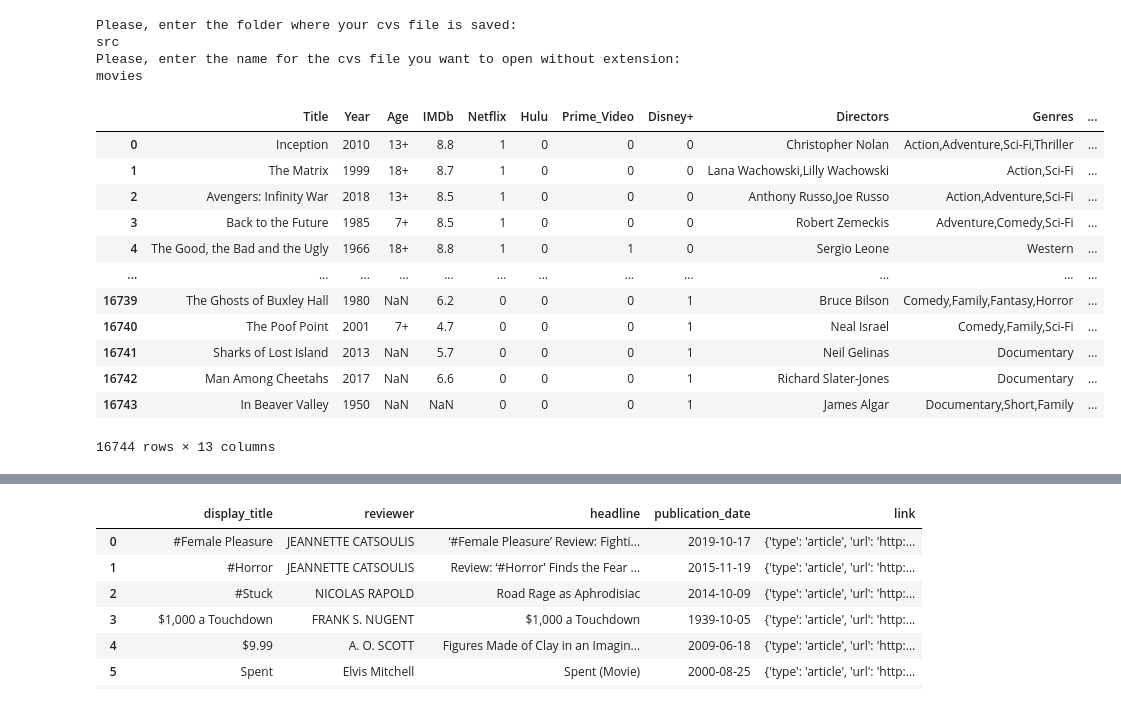
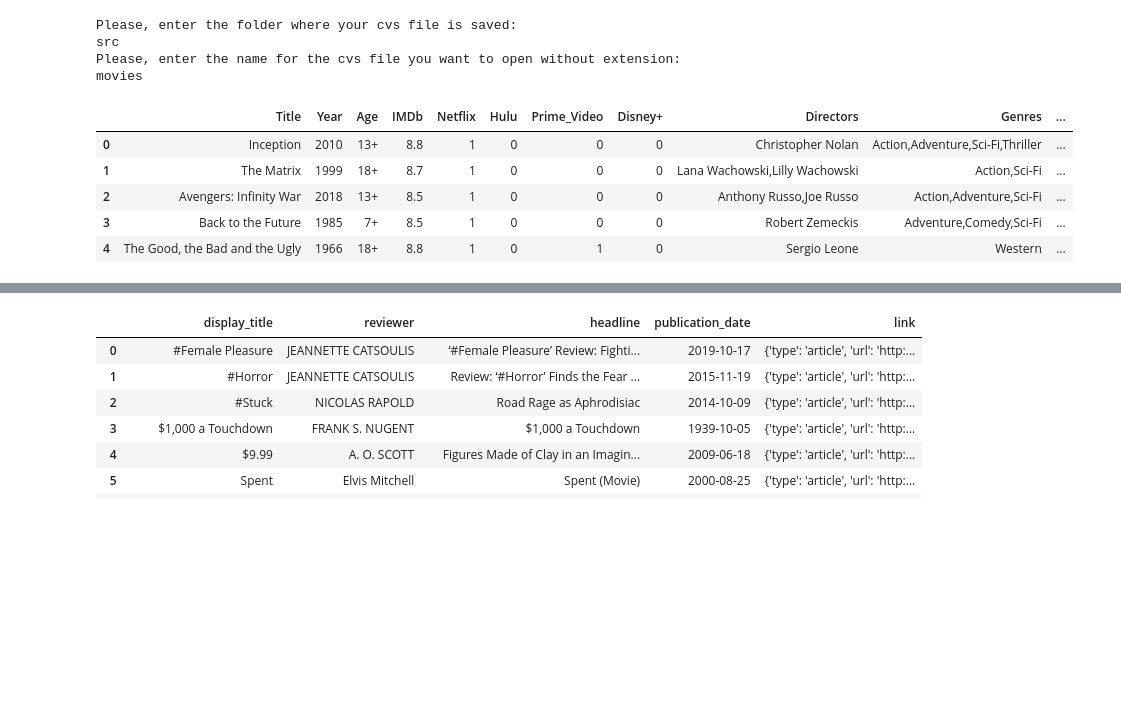
Before and after one commit to silviaherf/apis-project, a Jupyter notebook: src/API_movies.ipynb, the cells around one changed output, grey strips where cells are left out. Cells and saved outputs as stored; diff of their text form; code cells hidden in the pictures; blank space fills up the shorter version.

```diff
--- a/src/API_movies.ipynb
+++ b/src/API_movies.ipynb
@@ -62,21 +62,14 @@ src
 Please, enter the name for the cvs file you want to open without extension:
 movies
 # %%
-movies
+movies.head()
 # %% [output]
 |  | Title | Year | Age | IMDb | Netflix | Hulu | Prime_Video | Disney+ | Directors | Genres | ... |
 | 0 | Inception | 2010 | 13+ | 8.8 | 1 | 0 | 0 | 0 | Christopher Nolan | Action,Adventure,Sci-Fi,Thriller | ... |
 | 1 | The Matrix | 1999 | 18+ | 8.7 | 1 | 0 | 0 | 0 | Lana Wachowski,Lilly Wachowski | Action,Sci-Fi | ... |
 | 2 | Avengers: Infinity War | 2018 | 13+ | 8.5 | 1 | 0 | 0 | 0 | Anthony Russo,Joe Russo | Action,Adventure,Sci-Fi | ... |
 | 3 | Back to the Future | 1985 | 7+ | 8.5 | 1 | 0 | 0 | 0 | Robert Zemeckis | Adventure,Comedy,Sci-Fi | ... |
 | 4 | The Good, the Bad and the Ugly | 1966 | 18+ | 8.8 | 1 | 0 | 1 | 0 | Sergio Leone | Western | ... |
-| ... | ... | ... | ... | ... | ... | ... | ... | ... | ... | ... | ... |
-| 16739 | The Ghosts of Buxley Hall | 1980 | NaN | 6.2 | 0 | 0 | 0 | 1 | Bruce Bilson | Comedy,Family,Fantasy,Horror | ... |
-| 16740 | The Poof Point | 2001 | 7+ | 4.7 | 0 | 0 | 0 | 1 | Neal Israel | Comedy,Family,Sci-Fi | ... |
-| 16741 | Sharks of Lost Island | 2013 | NaN | 5.7 | 0 | 0 | 0 | 1 | Neil Gelinas | Documentary | ... |
-| 16742 | Man Among Cheetahs | 2017 | NaN | 6.6 | 0 | 0 | 0 | 1 | Richard Slater-Jones | Documentary | ... |
-| 16743 | In Beaver Valley | 1950 | NaN | NaN | 0 | 0 | 0 | 1 | James Algar | Documentary,Short,Family | ... |
-16744 rows × 13 columns
 # %%
 reviews=pd.DataFrame.from_dict(data['results'], orient='columns')
 # %%
```
Also changed, not shown: parts of 8 cells of this notebook, 1 other file.
